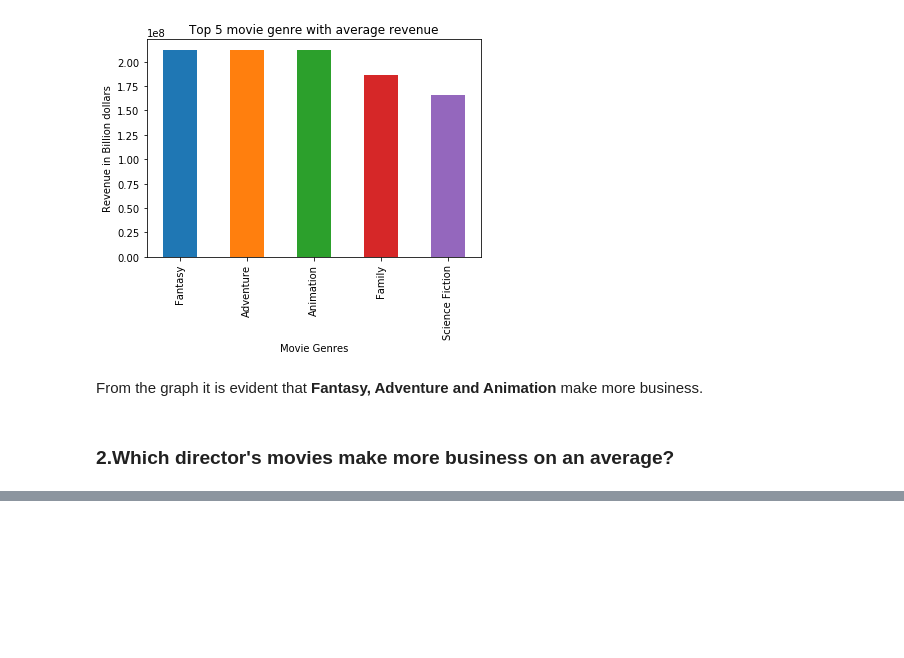
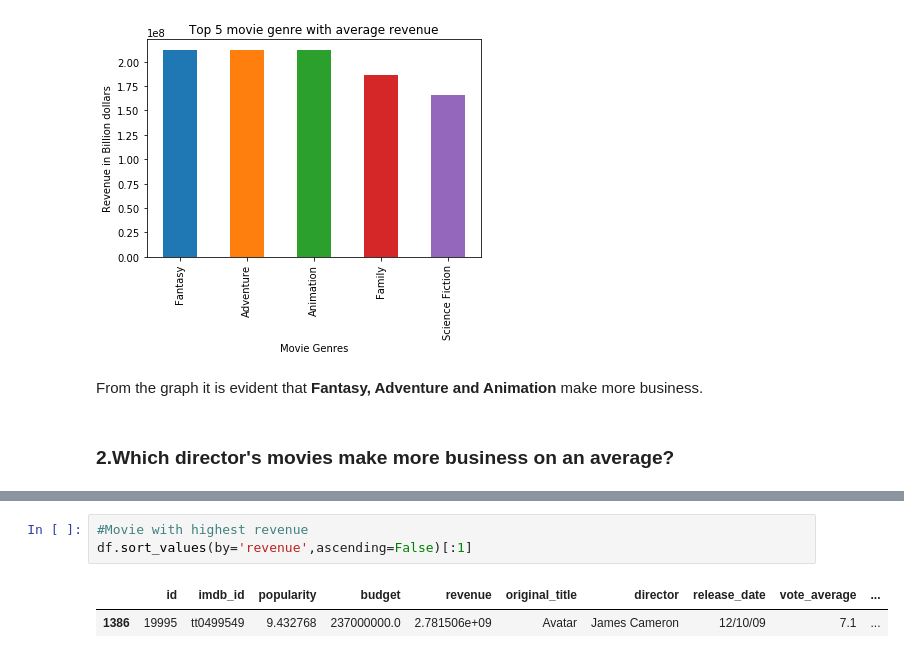
Before and after one commit to akshaybogar/TMDBMovies, a Jupyter notebook: TMDB_analysis.ipynb, the cells around one changed output, grey strips where cells are left out. Cells and saved outputs as stored; diff of their text form; blank space fills up the shorter version.

```diff
--- a/TMDB_analysis.ipynb
+++ b/TMDB_analysis.ipynb
@@ -201,0 +234,6 @@ From the graph it is evident that **Fantasy, Adventure and Animation** make more
+# %%
+#Movie with highest revenue
+df.sort_values(by='revenue',ascending=False)[:1]
+# %% [output]
+|  | id | imdb_id | popularity | budget | revenue | original_title | director | release_date | vote_average | ... |
+| 1386 | 19995 | tt0499549 | 9.432768 | 237000000.0 | 2.781506e+09 | Avatar | James Cameron | 12/10/09 | 7.1 | ... |
```
Also changed, not shown: parts of 9 cells of this notebook.
